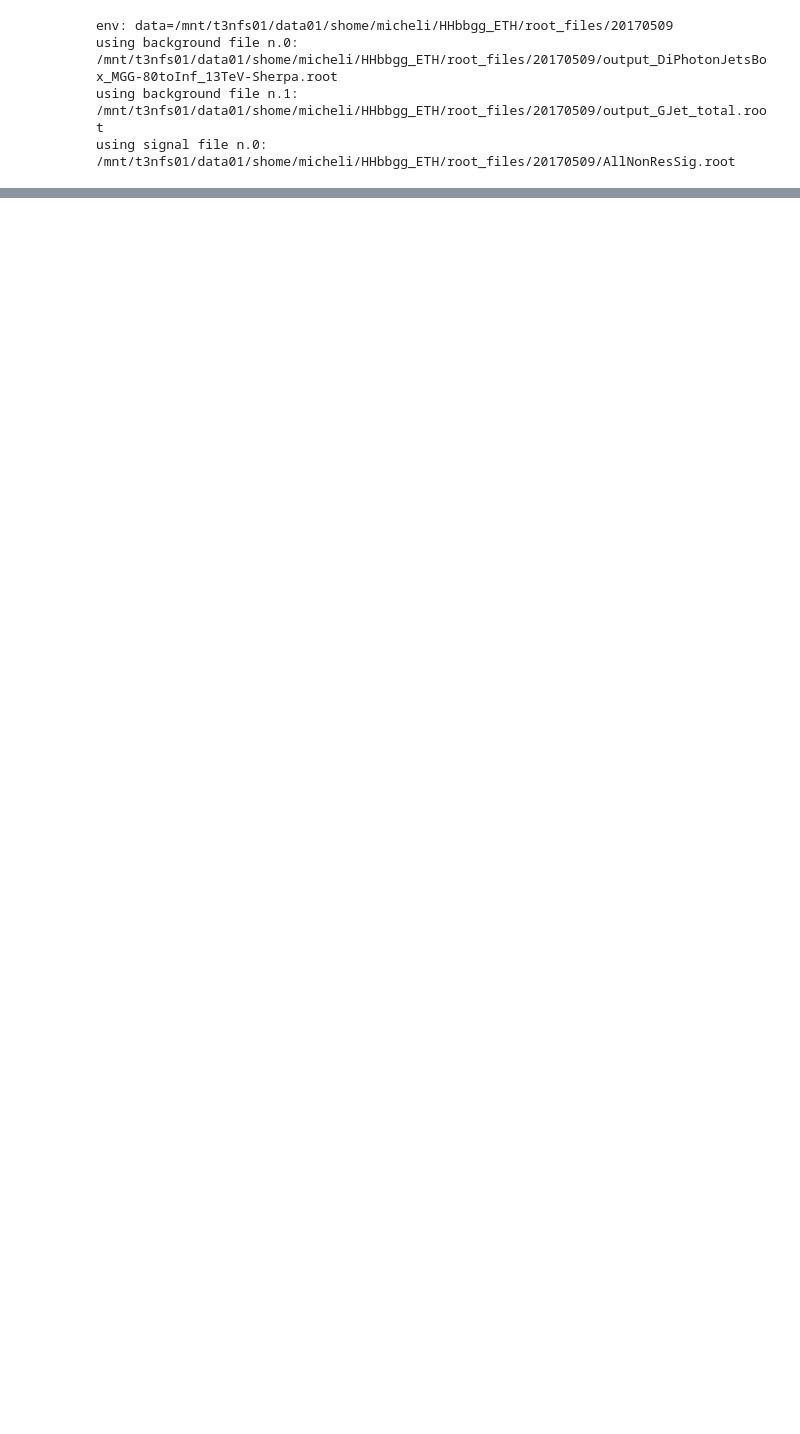
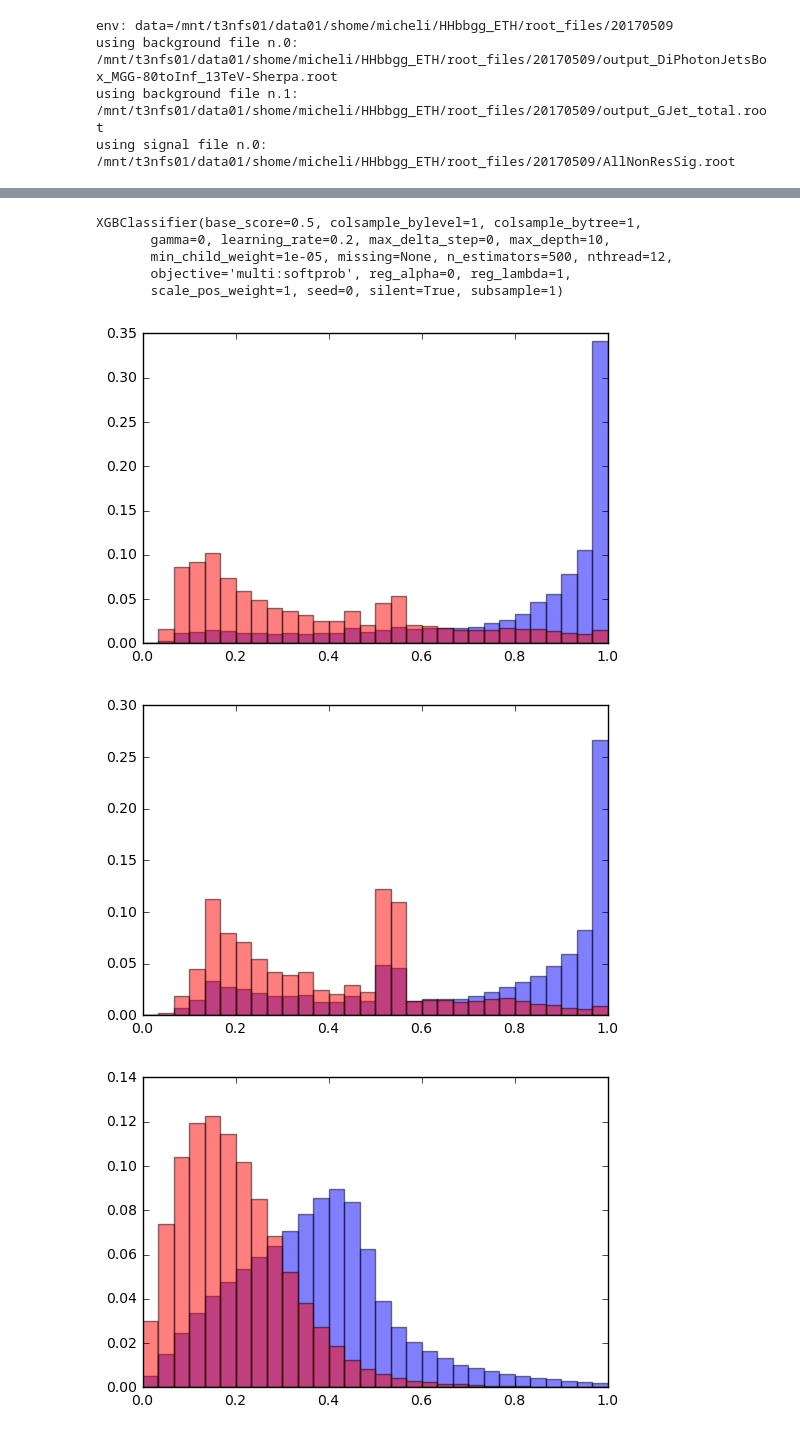
Before and after one commit to michelif/HHbbgg_ETH, a Jupyter notebook: Training/notebooks/trainMVAHHbbgg_allMC.ipynb, the cells around one changed output, grey strips where cells are left out. Cells and saved outputs as stored; diff of their text form; code cells hidden in the pictures; blank space fills up the shorter version.

Commit message:
adding multiclass

```diff
--- a/Training/notebooks/trainMVAHHbbgg_allMC.ipynb
+++ b/Training/notebooks/trainMVAHHbbgg_allMC.ipynb
@@ -100,0 +148,18 @@ print y_bkg
+# %%
+import xgboost as xgb
+#####FIXME!!!!!just for speed test, reset parameters
+clf = xgb.XGBClassifier(max_depth=10,learning_rate=0.2,n_estimators=500, min_child_weight=1e-5, nthread= 12)
+#clf = ensemble.GradientBoostingClassifier(max_depth=10,learning_rate=0.1,n_estimators=200,verbose=1)
+clf.fit(X_total_train,y_total_train, sample_weight=w_total_train)
+# %% [output]
+XGBClassifier(base_score=0.5, colsample_bylevel=1, colsample_bytree=1,
+       gamma=0, learning_rate=0.2, max_delta_step=0, max_depth=10,
+       min_child_weight=1e-05, missing=None, n_estimators=500, nthread=12,
+       objective='multi:softprob', reg_alpha=0, reg_lambda=1,
+       scale_pos_weight=1, seed=0, silent=True, subsample=1)
+# %%
+utils.plotting.plot_input_variables(X_sig,X_bkg)
+# %% [output]
+[figure, added]
+[figure, added]
+[figure, added]
```
Also changed, not shown: parts of 9 cells of this notebook, 2 other files.
